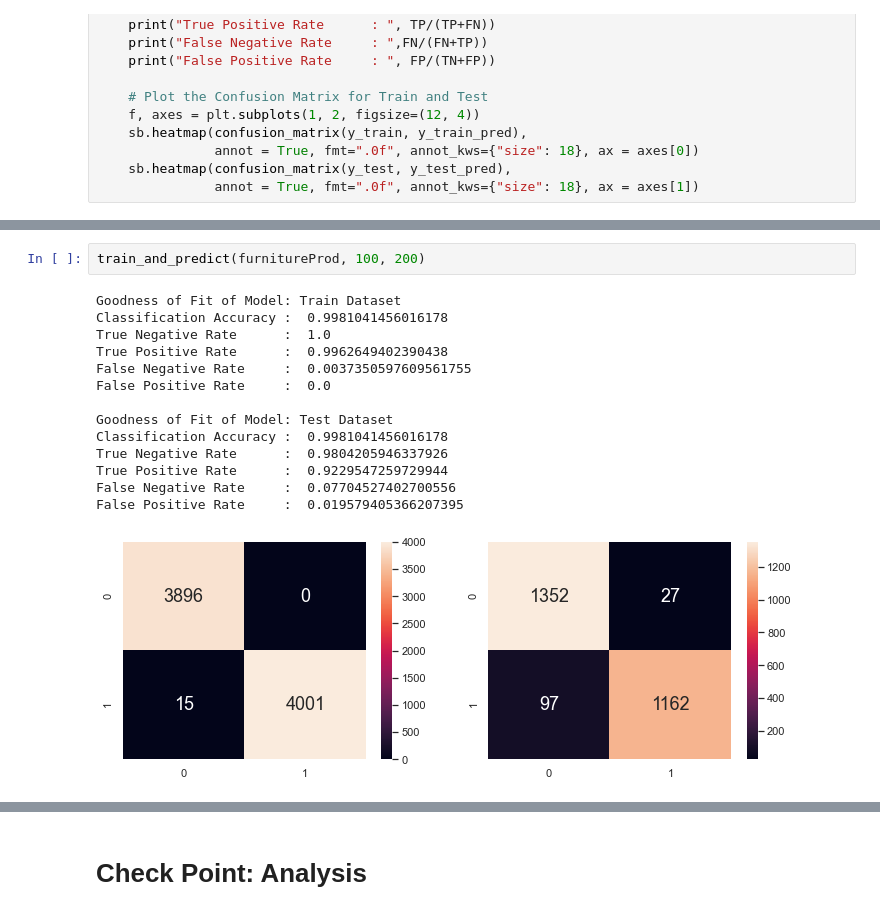
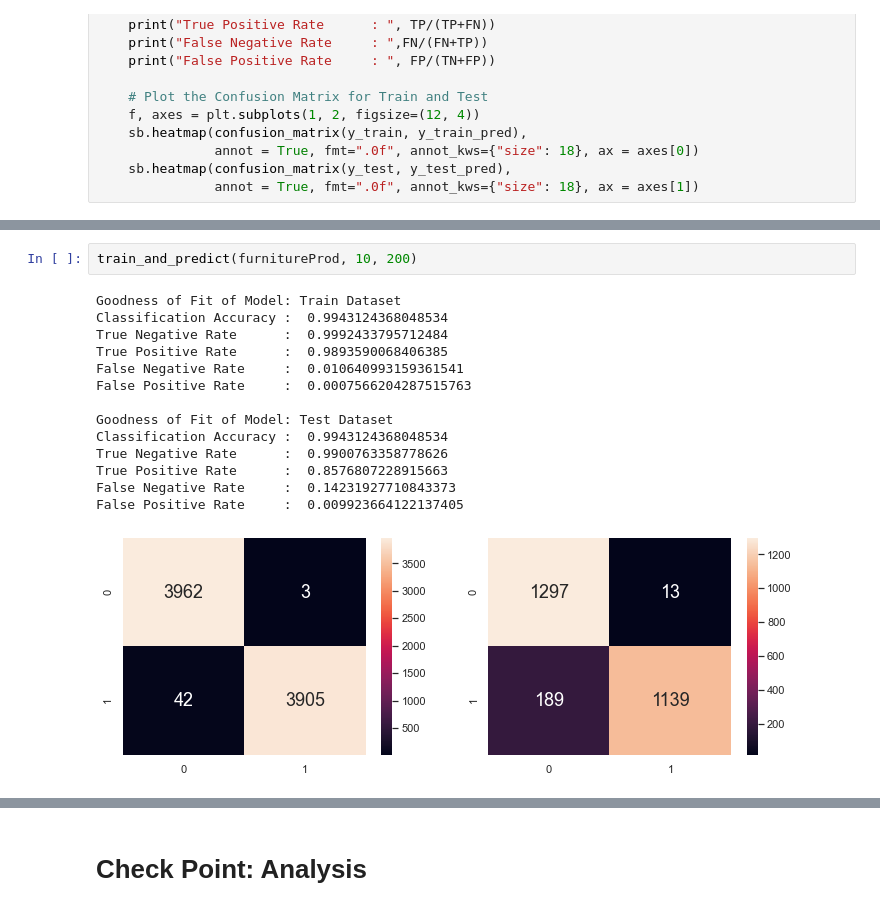
Before and after one commit to S-Samiksha/DSAI-Project, a Jupyter notebook: Part 8 Random Forest after GVsearch.ipynb, the cells around one changed output, grey strips where cells are left out. Drawn from its saved outputs; the diff is of its cells as text.

```diff
--- a/Part 8 Random Forest after GVsearch.ipynb
+++ b/Part 8 Random Forest after GVsearch.ipynb
@@ -311,17 +261,17 @@ False Positive Rate     :  0.008676789587852495
 # %%
-train_and_predict(furnitureProd, 100, 200)
+train_and_predict(furnitureProd, 10, 200)
 # %% [output]
 Goodness of Fit of Model: Train Dataset
-Classification Accuracy :  0.9981041456016178
-True Negative Rate      :  1.0
-True Positive Rate      :  0.9962649402390438
-False Negative Rate     :  0.0037350597609561755
-False Positive Rate     :  0.0
+Classification Accuracy :  0.9943124368048534
+True Negative Rate      :  0.9992433795712484
+True Positive Rate      :  0.9893590068406385
+False Negative Rate     :  0.010640993159361541
+False Positive Rate     :  0.0007566204287515763
 
 Goodness of Fit of Model: Test Dataset
-Classification Accuracy :  0.9981041456016178
-True Negative Rate      :  0.9804205946337926
-True Positive Rate      :  0.9229547259729944
-False Negative Rate     :  0.07704527402700556
-False Positive Rate     :  0.019579405366207395
+Classification Accuracy :  0.9943124368048534
+True Negative Rate      :  0.9900763358778626
+True Positive Rate      :  0.8576807228915663
+False Negative Rate     :  0.14231927710843373
+False Positive Rate     :  0.009923664122137405
-[figure, old version]
+[figure, new version]
```
Also changed, not shown: parts of 23 cells of this notebook.
